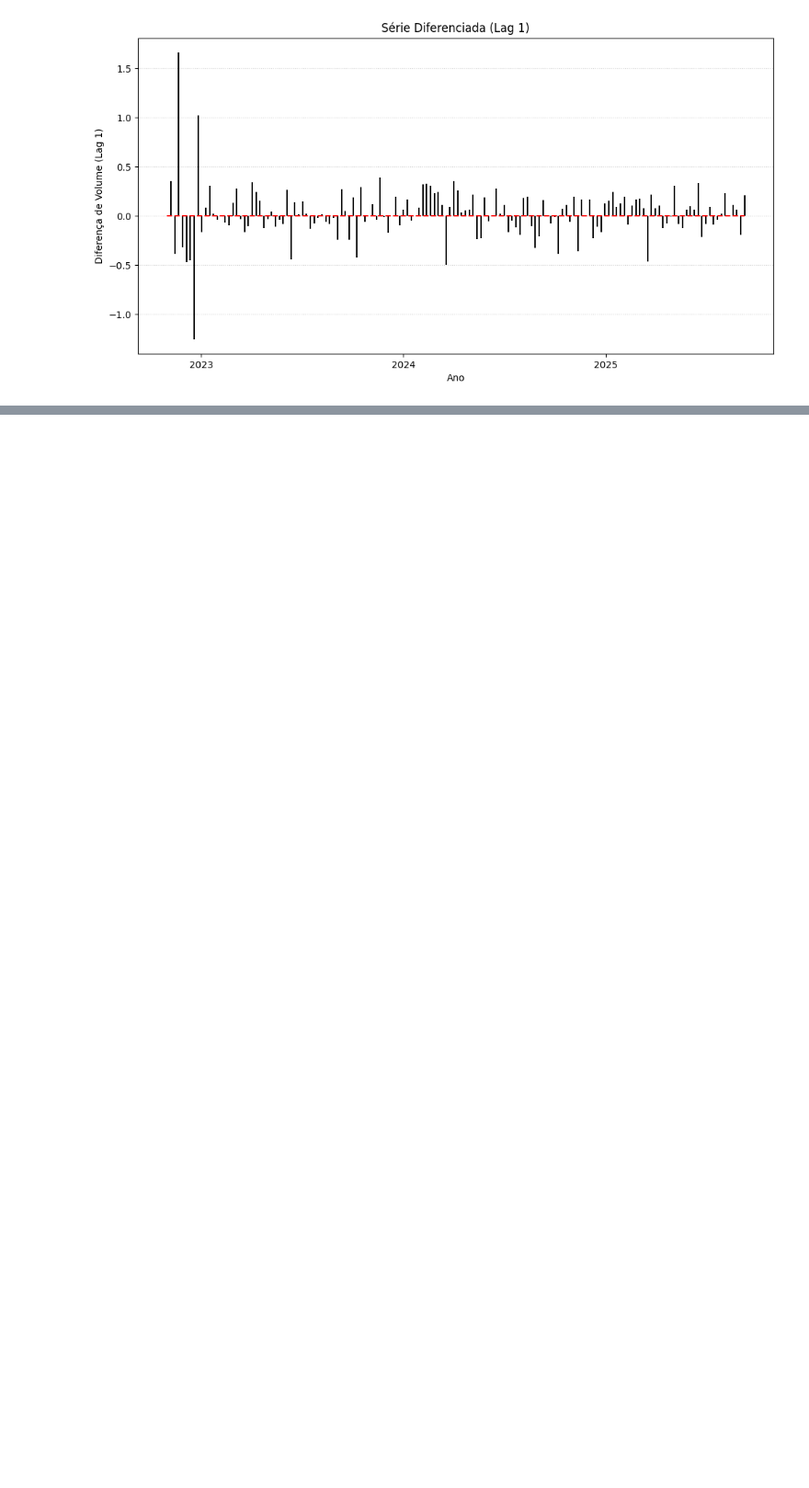
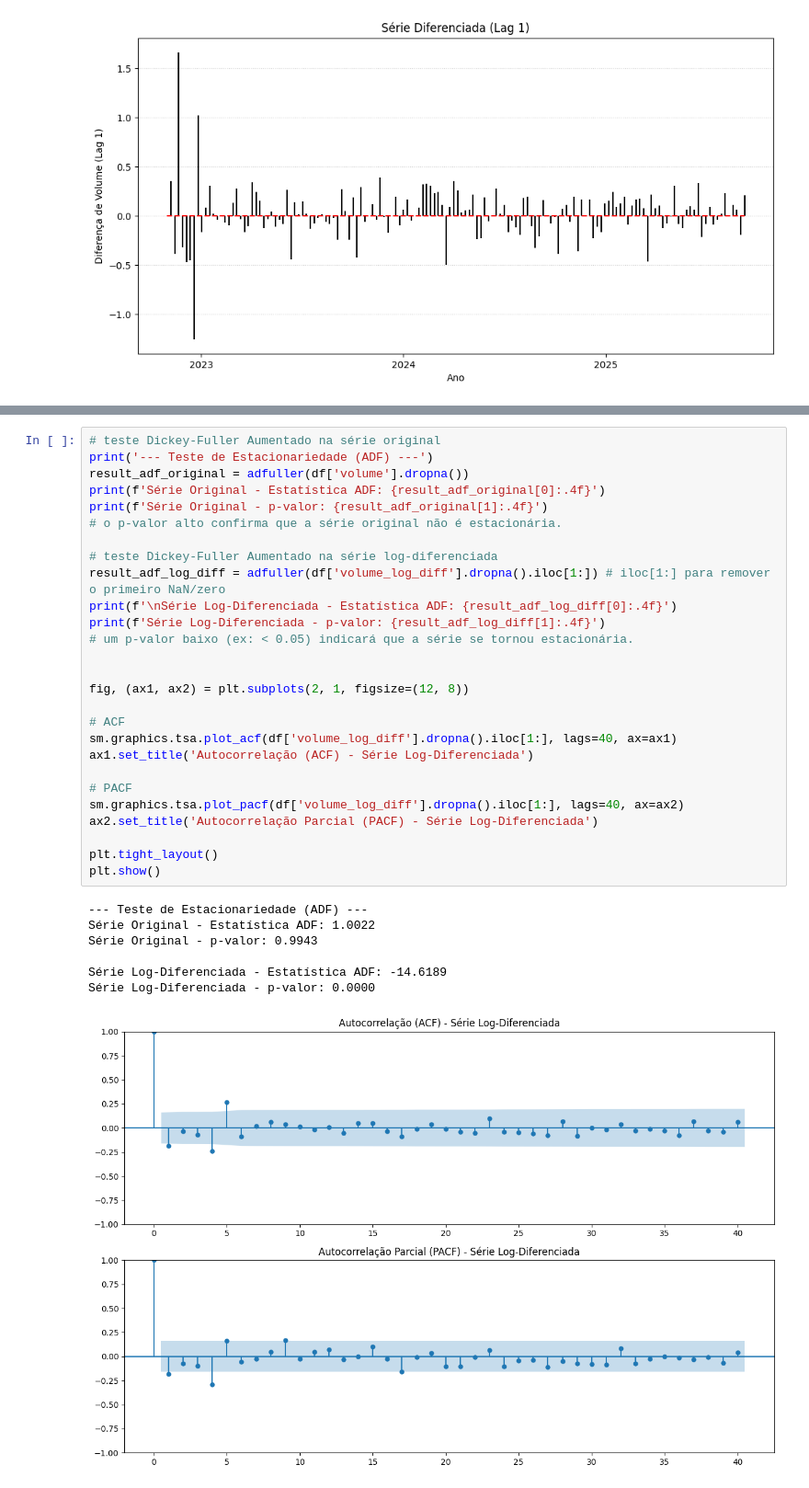
Before and after one commit to Vinasque/series_temporais, a Jupyter notebook: trabalho_a1.ipynb, the cells around one changed output, grey strips where cells are left out. Shown at 92% size. Drawn from its saved outputs; the diff is of its cells as text; blank space fills up the shorter version.

Commit message:
teste de estacionaridade feito

```diff
--- a/trabalho_a1.ipynb
+++ b/trabalho_a1.ipynb
@@ -304,0 +307,35 @@ Ao ver o gráfico da nova série (após a Log-Transformação e a Diferenciaçã
+# %%
+# teste Dickey-Fuller Aumentado na série original
+print('--- Teste de Estacionariedade (ADF) ---')
+result_adf_original = adfuller(df['volume'].dropna())
+print(f'Série Original - Estatística ADF: {result_adf_original[0]:.4f}')
+print(f'Série Original - p-valor: {result_adf_original[1]:.4f}')
+# o p-valor alto confirma que a série original não é estacionária.
+
+# teste Dickey-Fuller Aumentado na série log-diferenciada
+result_adf_log_diff = adfuller(df['volume_log_diff'].dropna().iloc[1:]) # iloc[1:] para remover o primeiro NaN/zero
+print(f'\nSérie Log-Diferenciada - Estatística ADF: {result_adf_log_diff[0]:.4f}')
+print(f'Série Log-Diferenciada - p-valor: {result_adf_log_diff[1]:.4f}')
+# um p-valor baixo (ex: < 0.05) indicará que a série se tornou estacionária.
+
+
+fig, (ax1, ax2) = plt.subplots(2, 1, figsize=(12, 8))
+
+# ACF
+sm.graphics.tsa.plot_acf(df['volume_log_diff'].dropna().iloc[1:], lags=40, ax=ax1)
+ax1.set_title('Autocorrelação (ACF) - Série Log-Diferenciada')
+
+# PACF
+sm.graphics.tsa.plot_pacf(df['volume_log_diff'].dropna().iloc[1:], lags=40, ax=ax2)
+ax2.set_title('Autocorrelação Parcial (PACF) - Série Log-Diferenciada')
+
+plt.tight_layout()
+plt.show()
+# %% [output]
+--- Teste de Estacionariedade (ADF) ---
+Série Original - Estatística ADF: 1.0022
+Série Original - p-valor: 0.9943
+
+Série Log-Diferenciada - Estatística ADF: -14.6189
+Série Log-Diferenciada - p-valor: 0.0000
+[figure, added]
```
Also changed, not shown: parts of 3 cells of this notebook.
